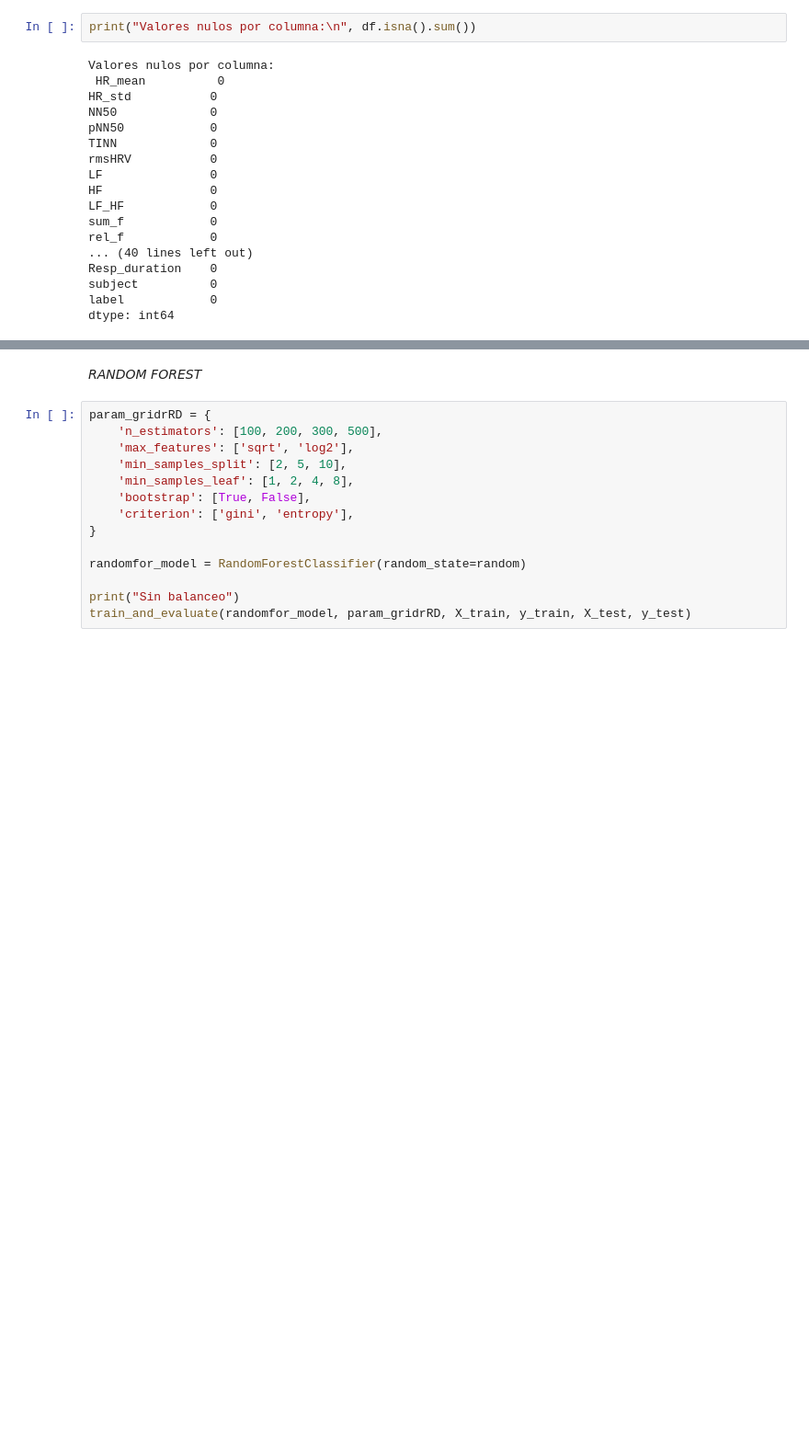
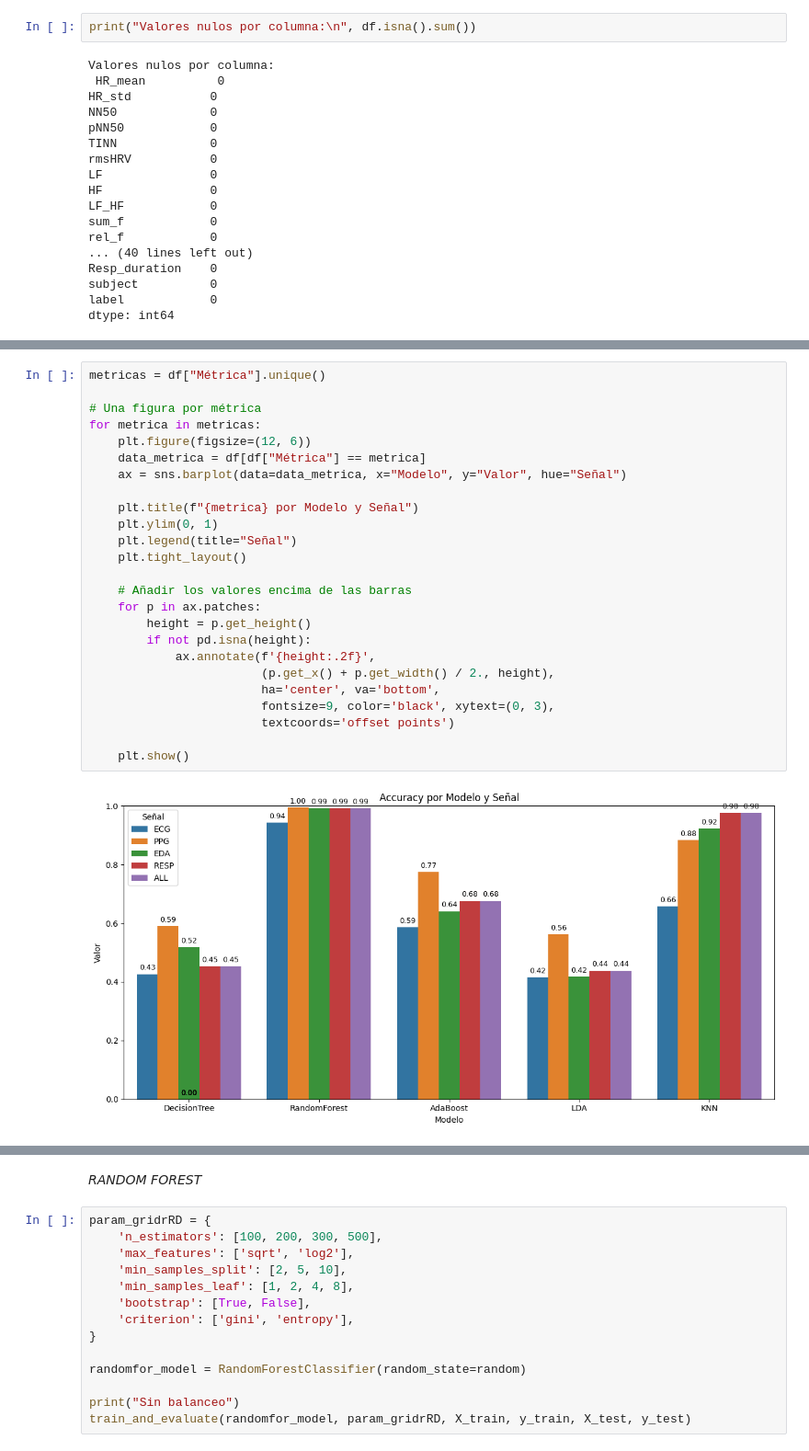
Before and after one commit to GusGus27/WESAD_tests, a Jupyter notebook: Train_Evaluate_Gus copy 2.ipynb, the cells around one changed output, grey strips where cells are left out. Shown at 92% size. Saved outputs shown, nothing was run; the diff lists cells and outputs as text; blank space fills up the shorter version.

```diff
--- a/Train_Evaluate_Gus copy 2.ipynb
+++ b/Train_Evaluate_Gus copy 2.ipynb
@@ -318,0 +999,27 @@ PPG - DecisionTree - Confusion Matrix
+# %%
+metricas = df["Métrica"].unique()
+
+# Una figura por métrica
+for metrica in metricas:
+    plt.figure(figsize=(12, 6))
+    data_metrica = df[df["Métrica"] == metrica]
+    ax = sns.barplot(data=data_metrica, x="Modelo", y="Valor", hue="Señal")
+
+    plt.title(f"{metrica} por Modelo y Señal")
+    plt.ylim(0, 1)
+    plt.legend(title="Señal")
+    plt.tight_layout()
+
+    # Añadir los valores encima de las barras
+    for p in ax.patches:
+        height = p.get_height()
+        if not pd.isna(height):
+            ax.annotate(f'{height:.2f}',
+                        (p.get_x() + p.get_width() / 2., height),
+                        ha='center', va='bottom',
+                        fontsize=9, color='black', xytext=(0, 3),
+                        textcoords='offset points')
+
+    plt.show()
+# %% [output]
+[figure, added]
```
Also changed, not shown: parts of 20 cells of this notebook, 4 other files.
